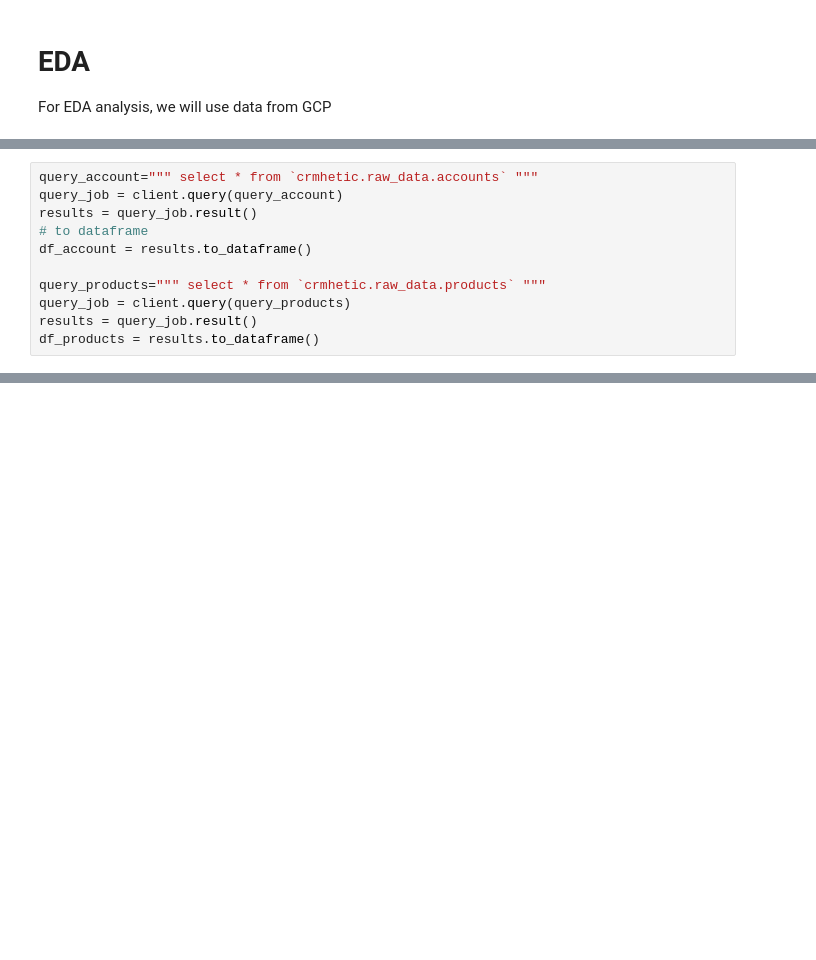
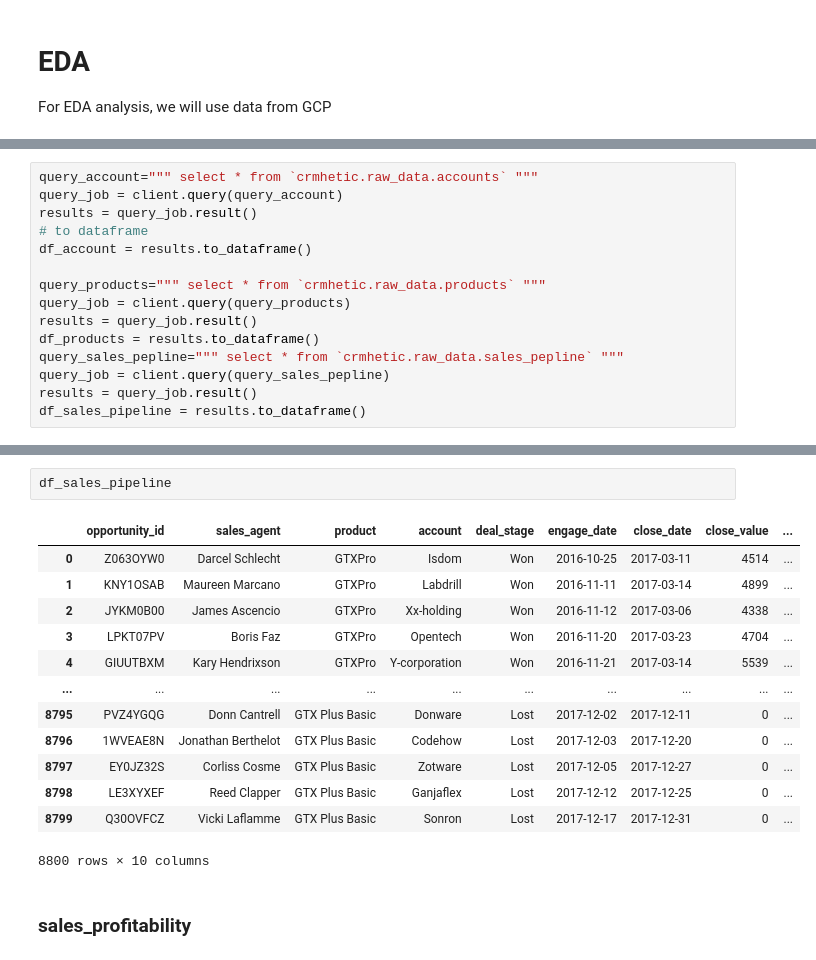
Before and after one commit to camlebrun/crm_hetic, a Jupyter notebook: analyses/eda.ipynb, the cells around one changed output, grey strips where cells are left out. Cells and saved outputs as stored; diff of their text form; blank space fills up the shorter version.

```diff
--- a/analyses/eda.ipynb
+++ b/analyses/eda.ipynb
@@ -16,3 +20,7 @@ query_products=""" select * from `crmhetic.raw_data.products` """
 query_job = client.query(query_products)
 results = query_job.result()
 df_products = results.to_dataframe()
+query_sales_pepline=""" select * from `crmhetic.raw_data.sales_pepline` """
+query_job = client.query(query_sales_pepline)
+results = query_job.result()
+df_sales_pipeline = results.to_dataframe()
@@ -34,0 +342,18 @@ df
+# %%
+df_sales_pipeline
+# %% [output]
+|  | opportunity_id | sales_agent | product | account | deal_stage | engage_date | close_date | close_value | ... |
+| 0 | Z063OYW0 | Darcel Schlecht | GTXPro | Isdom | Won | 2016-10-25 | 2017-03-11 | 4514 | ... |
+| 1 | KNY1OSAB | Maureen Marcano | GTXPro | Labdrill | Won | 2016-11-11 | 2017-03-14 | 4899 | ... |
+| 2 | JYKM0B00 | James Ascencio | GTXPro | Xx-holding | Won | 2016-11-12 | 2017-03-06 | 4338 | ... |
+| 3 | LPKT07PV | Boris Faz | GTXPro | Opentech | Won | 2016-11-20 | 2017-03-23 | 4704 | ... |
+| 4 | GIUUTBXM | Kary Hendrixson | GTXPro | Y-corporation | Won | 2016-11-21 | 2017-03-14 | 5539 | ... |
+| ... | ... | ... | ... | ... | ... | ... | ... | ... | ... |
+| 8795 | PVZ4YGQG | Donn Cantrell | GTX Plus Basic | Donware | Lost | 2017-12-02 | 2017-12-11 | 0 | ... |
+| 8796 | 1WVEAE8N | Jonathan Berthelot | GTX Plus Basic | Codehow | Lost | 2017-12-03 | 2017-12-20 | 0 | ... |
+| 8797 | EY0JZ32S | Corliss Cosme | GTX Plus Basic | Zotware | Lost | 2017-12-05 | 2017-12-27 | 0 | ... |
+| 8798 | LE3XYXEF | Reed Clapper | GTX Plus Basic | Ganjaflex | Lost | 2017-12-12 | 2017-12-25 | 0 | ... |
+| 8799 | Q30OVFCZ | Vicki Laflamme | GTX Plus Basic | Sonron | Lost | 2017-12-17 | 2017-12-31 | 0 | ... |
+8800 rows × 10 columns
+# %% [markdown]
+### sales_profitability
```
Also changed, not shown: parts of 18 cells of this notebook.
